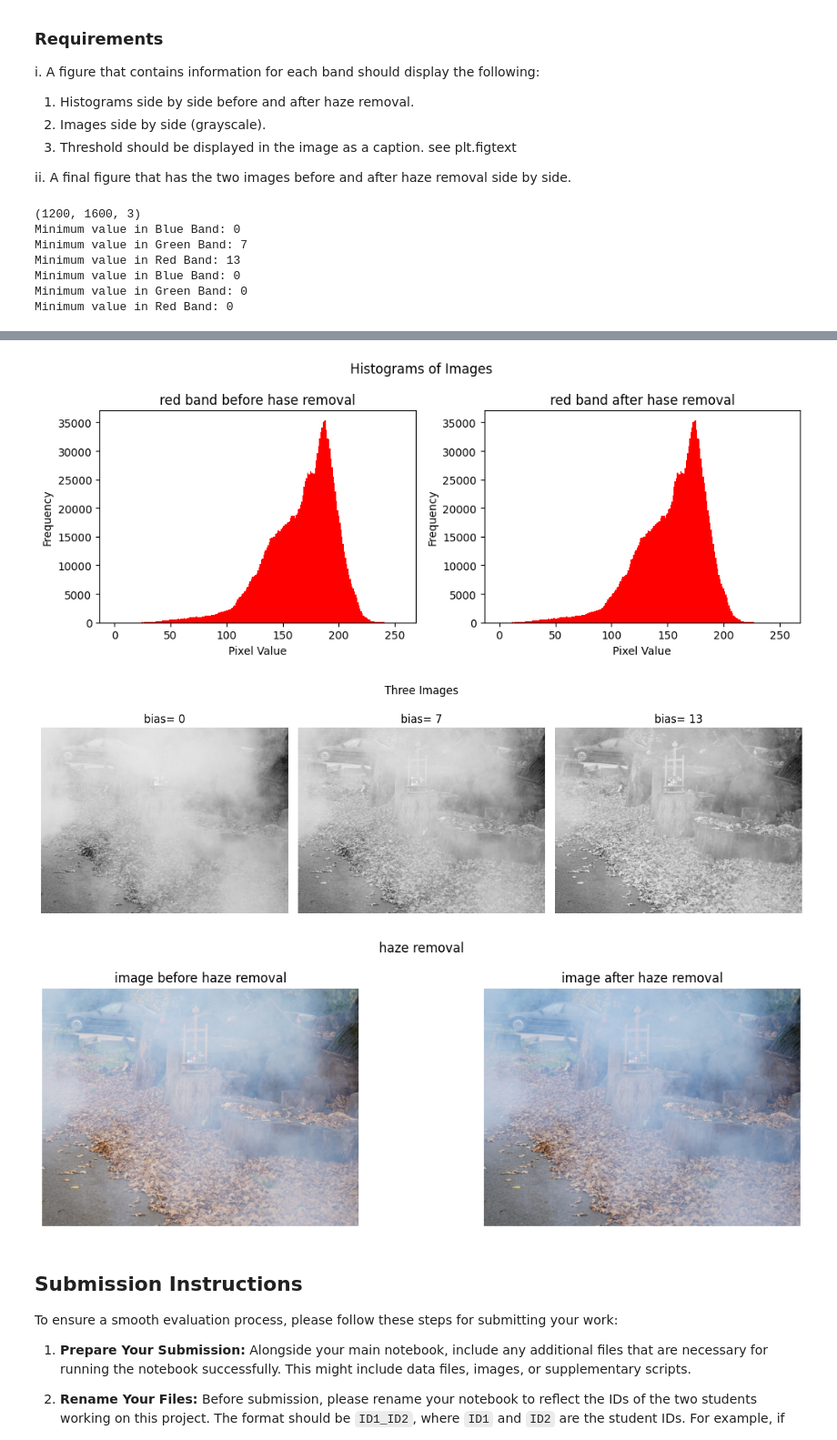
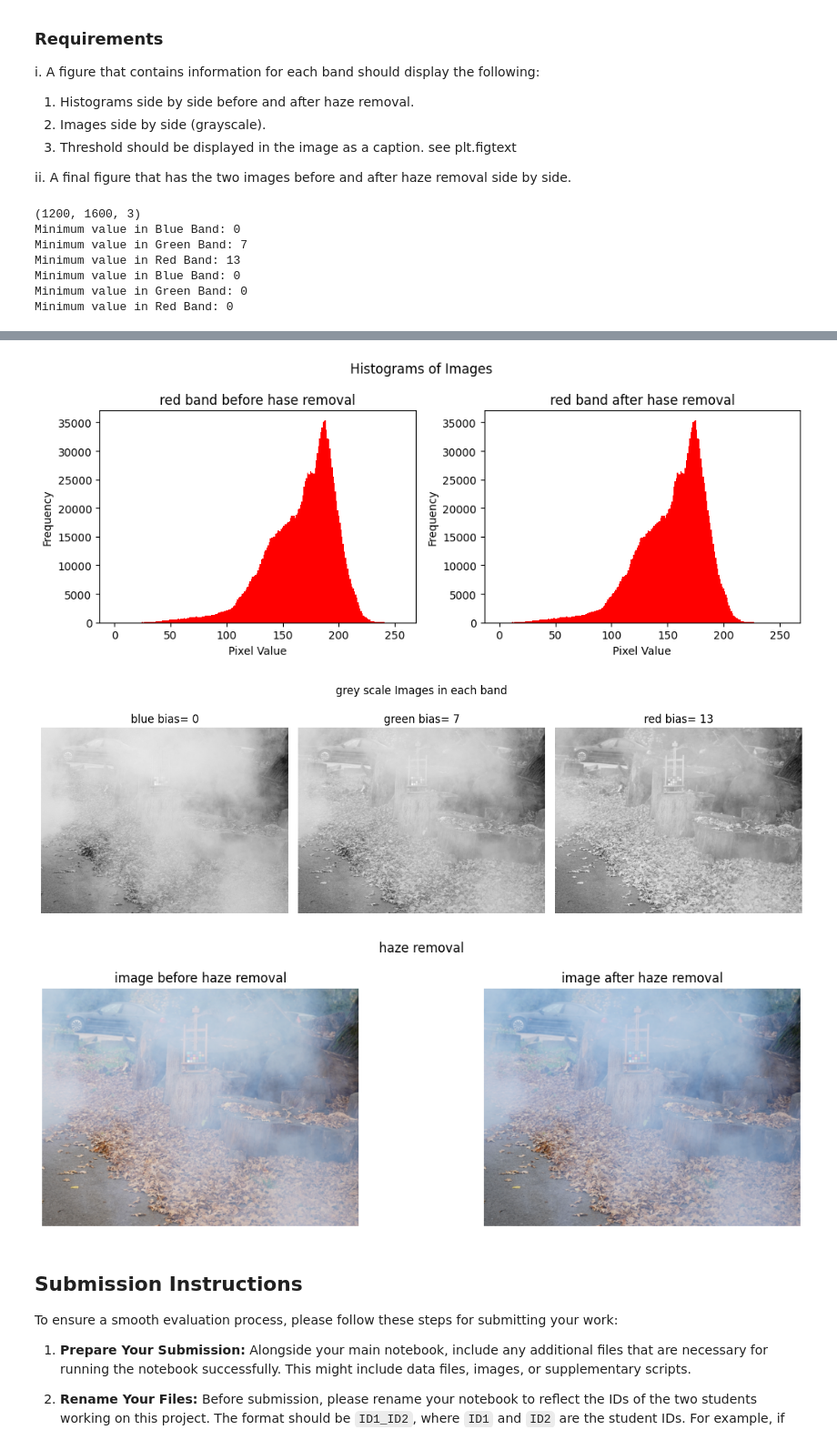
Before and after one commit to norhanreda/satellite-imagery-labs, a Jupyter notebook: Lab1 - Image Correction/Image Correction.ipynb, the cells around one changed output, grey strips where cells are left out. Shown: that part at 91% size. Drawn from its saved outputs; the diff is of its cells as text; code cells hidden in the pictures.

```diff
--- a/Lab1 - Image Correction/Image Correction.ipynb
+++ b/Lab1 - Image Correction/Image Correction.ipynb
@@ -360,21 +360,21 @@ plt.show()
 
 # Create a figure with three subplots
 fig, (ax1, ax2, ax3) = plt.subplots(1, 3, figsize=(12, 4))
-fig.suptitle('Three Images')
+fig.suptitle('grey scale Images in each band')
 
 # Plot the first image
 ax1.imshow(blue_band1, cmap='gray')
-ax1.set_title('bias= '+str(min_blue))
+ax1.set_title('blue bias= '+str(min_blue))
 ax1.axis('off')
 
 # Plot the second image
 ax2.imshow(green_band1, cmap='gray')
-ax2.set_title('bias= '+str(min_green))
+ax2.set_title('green bias= '+str(min_green))
 ax2.axis('off')
 
 # Plot the third image
 ax3.imshow(red_band1, cmap='gray')
-ax3.set_title('bias= '+str(min_red))
+ax3.set_title('red bias= '+str(min_red))
 ax3.axis('off')
 
 # Adjust spacing between subplots
@@ -393,34 +393,34 @@ fig, (ax1, ax2) = plt.subplots(1, 2, figsize=(12, 4))
 fig.suptitle('haze removal')
 
 # Plot the first image
 ax1.imshow(cv2.cvtColor(image, cv2.COLOR_BGR2RGB))
 ax1.set_title("image before haze removal")
 ax1.axis('off')
 
 # Plot the second image
 ax2.imshow(cv2.cvtColor(haze_removed_img, cv2.COLOR_BGR2RGB))
 ax2.set_title("image after haze removal")
 ax2.axis('off')
 
 # Adjust spacing between subplots
 plt.tight_layout()
 
 # Display the figure
 plt.show()
 # cv2.imshow('Image', haze_removed_img)
 # cv2.waitKey(0)
 # %% [output]
 (1200, 1600, 3)
 Minimum value in Blue Band: 0
 Minimum value in Green Band: 7
 Minimum value in Red Band: 13
 Minimum value in Blue Band: 0
 Minimum value in Green Band: 0
 Minimum value in Red Band: 0
 [figure]
 [figure]
 [figure]
-[figure, old version]
+[figure, new version]
 [figure]
 # %% [markdown]
 ## Submission Instructions
```
